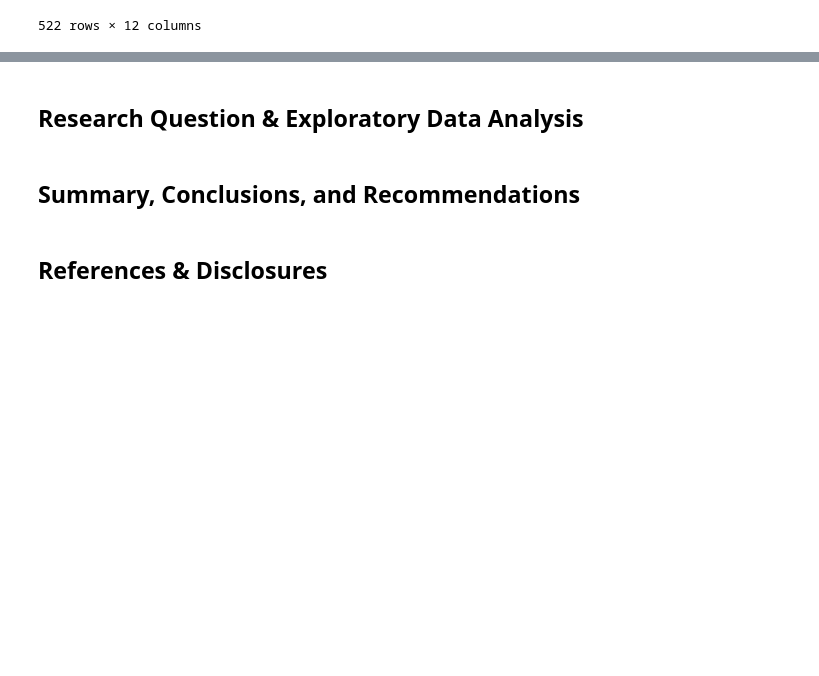
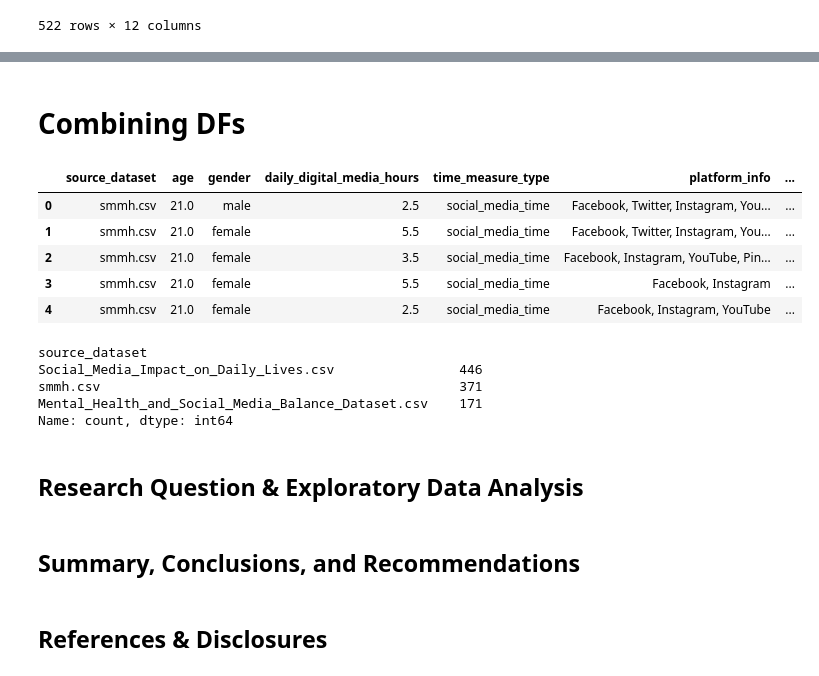
Before and after one commit to klyckman/CSMODEL, a Jupyter notebook: notebooks/Kodiak_Knowers_Notebook.ipynb, the cells around one changed output, grey strips where cells are left out. Saved outputs shown, nothing was run; the diff lists cells and outputs as text; code cells hidden in the pictures; blank space fills up the shorter version.

```diff
--- a/notebooks/Kodiak_Knowers_Notebook.ipynb
+++ b/notebooks/Kodiak_Knowers_Notebook.ipynb
@@ -234,0 +285,6 @@ df3_clean = df3_clean.query("38 <= age <= 30").copy()
+# %% [markdown]
+# Combining DFs
+# %%
+df1_clean["source_dataset"] = "smmh.csv"
+df2_clean["source_dataset"] = "Mental_Health_and_Social_Media_Balance_Dataset.csv"
+df3_clean["source_dataset"] = "Social_Media_Impact_on_Daily_Lives.csv"
@@ -235,3 +310,58 @@ df3_clean = df3_clean.query("38 <= age <= 30").copy()
+# %%
+df1_combined = pd.DataFrame({
+    "source_dataset": "smmh.csv",
+    "age": df1_clean["age"],
+    "gender": df1_clean["gender"].str.strip().str.lower(),
+    "daily_digital_media_hours": df1_clean["daily_time_spent"].map(df1_time_mapping),
+    "time_measure_type": "social_media_time",
+    "platform_info": df1_clean["platforms_used"],
+    "platform_count": df1_clean["platforms_used"].str.split(",").str.len(),
+    "platform_info_type": "multiple_platforms"
+})
+
+df2_combined = pd.DataFrame({
+    "source_dataset": "Mental_Health_and_Social_Media_Balance_Dataset.csv",
+    "age": df2_clean["age"],
+    "gender": df2_clean["gender"].str.strip().str.lower(),
+    "daily_digital_media_hours": df2_clean["daily_screen_time_hours"],
+    "time_measure_type": "screen_time",
+    "platform_info": df2_clean["primary_social_media_platform"],
+    "platform_count": 1,
+    "platform_info_type": "primary_platform_only"
+})
+
+df3_combined = pd.DataFrame({
+    "source_dataset": "Social_Media_Impact_on_Daily_Lives.csv",
+    "age": df3_clean["age"],
+    "gender": df3_clean["gender"].str.strip().str.lower(),
+    "daily_digital_media_hours": df3_clean["daily_social_media_hours"].map(df3_time_mapping),
+    "time_measure_type": "social_media_time",
+    "platform_info": df3_clean["social_media_platforms"],
+    "platform_count": df3_clean["social_media_platforms"].str.split(",").str.len(),
+    "platform_info_type": "multiple_platforms"
+})
+# %%
+combined_dfs = pd.concat(
+    [df1_combined, df2_combined, df3_combined],
+    ignore_index=True
+)
+
+combined_dfs.head()
+# %% [output]
+|  | source_dataset | age | gender | daily_digital_media_hours | time_measure_type | platform_info | ... |
+| 0 | smmh.csv | 21.0 | male | 2.5 | social_media_time | Facebook, Twitter, Instagram, You... | ... |
+| 1 | smmh.csv | 21.0 | female | 5.5 | social_media_time | Facebook, Twitter, Instagram, You... | ... |
+| 2 | smmh.csv | 21.0 | female | 3.5 | social_media_time | Facebook, Instagram, YouTube, Pin... | ... |
+| 3 | smmh.csv | 21.0 | female | 5.5 | social_media_time | Facebook, Instagram | ... |
+| 4 | smmh.csv | 21.0 | female | 2.5 | social_media_time | Facebook, Instagram, YouTube | ... |
+# %%
+combined_dfs["source_dataset"].value_counts()
+# %% [output]
+source_dataset
+Social_Media_Impact_on_Daily_Lives.csv                446
+smmh.csv                                              371
+Mental_Health_and_Social_Media_Balance_Dataset.csv    171
+Name: count, dtype: int64
 # %% [markdown]
 ## **Research Question & Exploratory Data Analysis**
 # %% [markdown]
```
Also changed, not shown: parts of 7 cells of this notebook.
